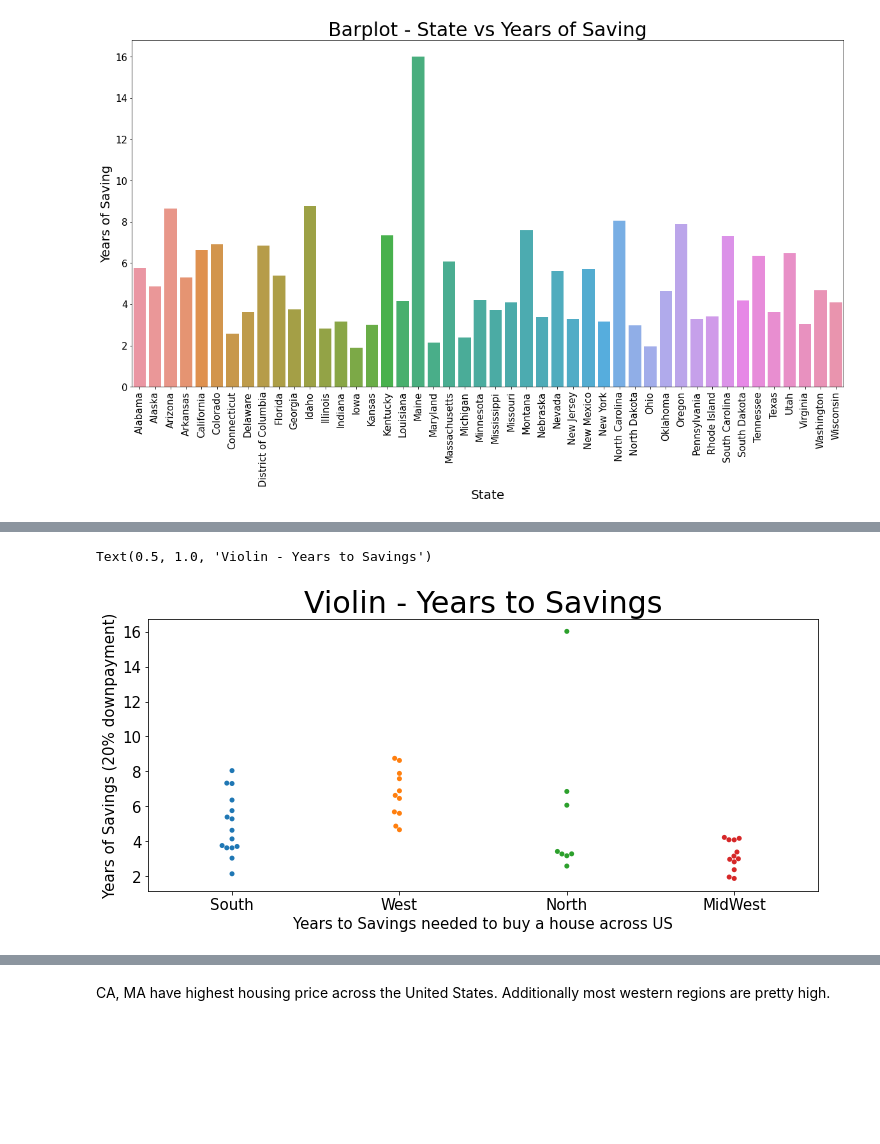
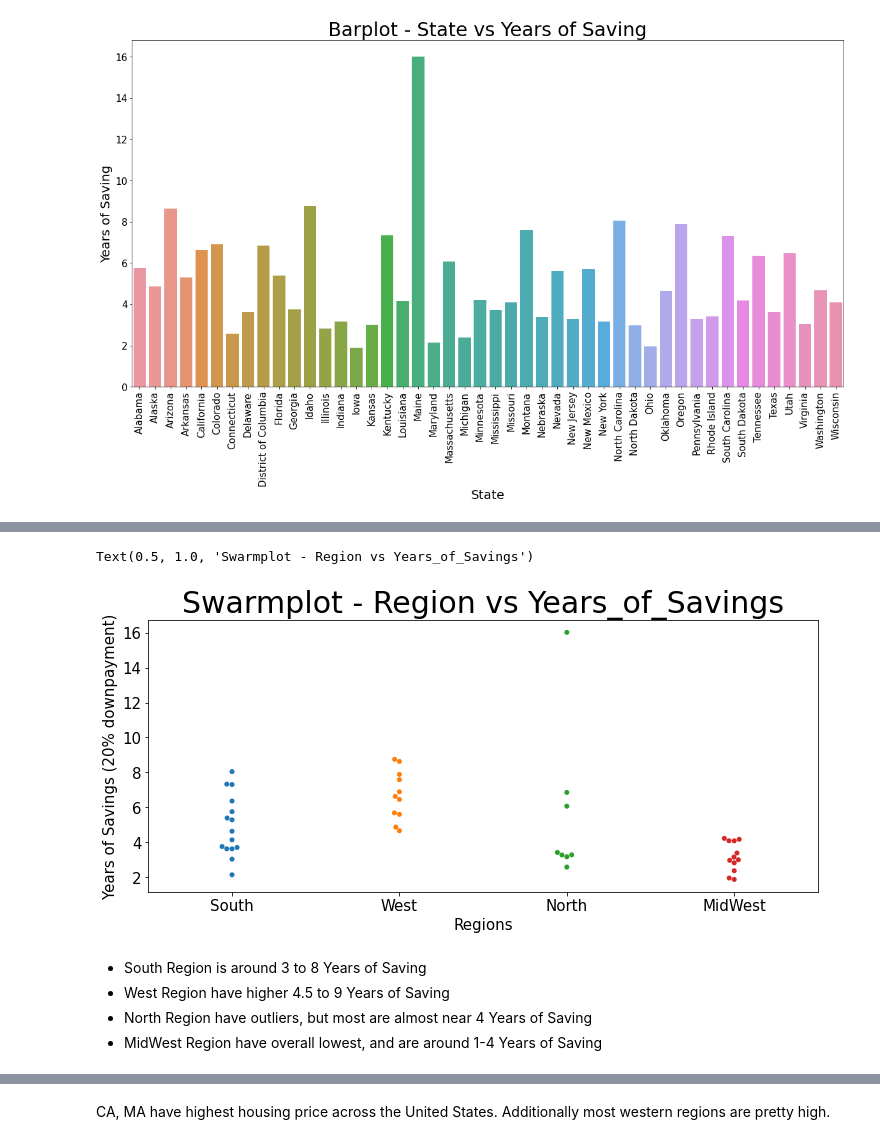
Before and after one commit to StockJanitor/CIS41_Project, a Jupyter notebook: CIS41_Project.ipynb, the cells around one changed output, grey strips where cells are left out. Drawn from its saved outputs; the diff is of its cells as text; code cells hidden in the pictures; blank space fills up the shorter version.

```diff
--- a/CIS41_Project.ipynb
+++ b/CIS41_Project.ipynb
@@ -723,6 +725,6 @@ pd.pivot_table(house_df, values=['perSqFt','Size','Bedrooms','Bathrooms','Price'
 pd.set_option('display.float_format', '{:.2f}'.format)
 
 # by state, shows the region's average Bedrooms, Batherooms, Price, Size, and per SqFt
-pivot_state = pd.pivot_table(house_df, values=['perSqFt','Size','Bedrooms','Bathrooms','Price'], index=['State'])
+pivot_state = pd.pivot_table(house_df, values=['perSqFt','Size','Bedrooms','Bathrooms','Price'], index=['Region','State'])
 pivot_state.head(15)
 # %% [output]
@@ -849,0 +863,4 @@ state_df.head()
+# %%
+# Calculate per Annual Income
+state_df['perAnnualIncome'] = (state_df['Income'] * 1000000 / state_df['Population'])
+state_df.sort_values(by='perAnnualIncome',ascending=True).head(5)
@@ -1317,18 +1351,23 @@ Number of years to save in order to purchase a house with 20% down.
 # %%
 plt.figure(figsize=(12,5))
 sns.swarmplot(x='Region',y='Years_of_Savings',data=state_df)
 # sns.violinplot(data=state_df['Years_of_Savings'],orient='horizontal',palette='Set2')
 
 
 # Annotation
-plt.xlabel('Years to Savings needed to buy a house across US', fontsize=15)
+plt.xlabel('Regions', fontsize=15)
 plt.ylabel('Years of Savings (20% downpayment)', fontsize=15)
 plt.yticks(fontsize=15)
 plt.xticks(fontsize=15)
-plt.title('Violin - Years to Savings', fontsize=30)
+plt.title('Swarmplot - Region vs Years_of_Savings', fontsize=30)
 # %% [output]
-Text(0.5, 1.0, 'Violin - Years to Savings')
+Text(0.5, 1.0, 'Swarmplot - Region vs Years_of_Savings')
-[figure, old version]
+[figure, new version]
+# %% [markdown]
+- South Region is around 3 to 8 Years of Saving
+- West Region have higher 4.5 to 9 Years of Saving
+- North Region have outliers, but most are almost near 4 Years of Saving
+- MidWest Region have overall lowest, and are around 1-4 Years of Saving
 # %%
 # sns.jointplot(data=state_df,x='Years_of_Savings',y='Price',size='Population')
 plt.figure(figsize=(20,10))
```
Also changed, not shown: parts of 35 cells of this notebook.
